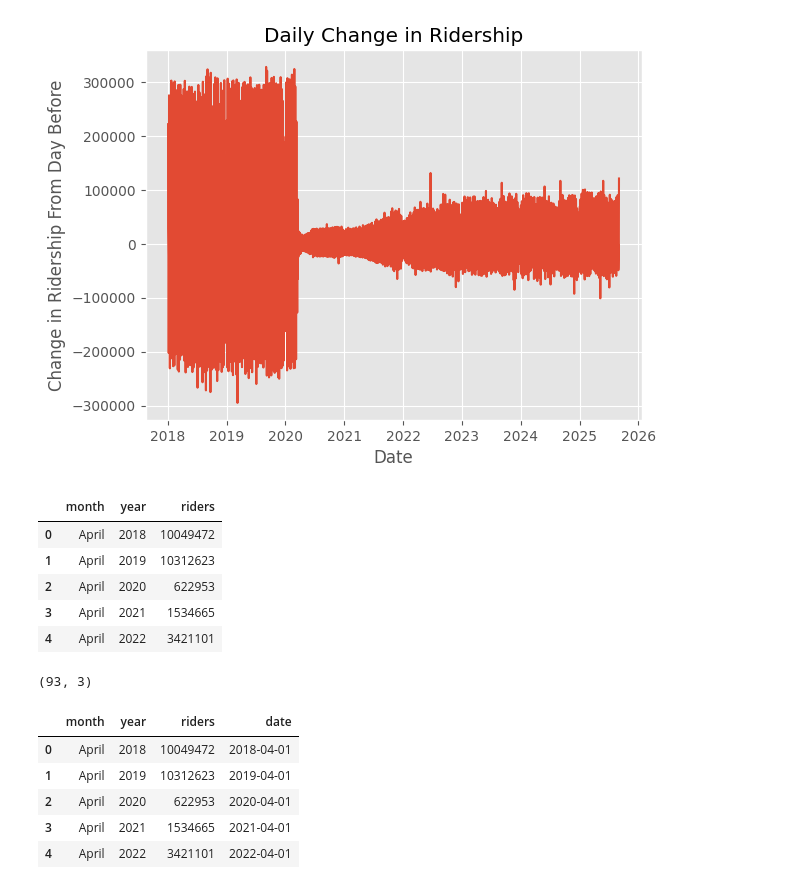
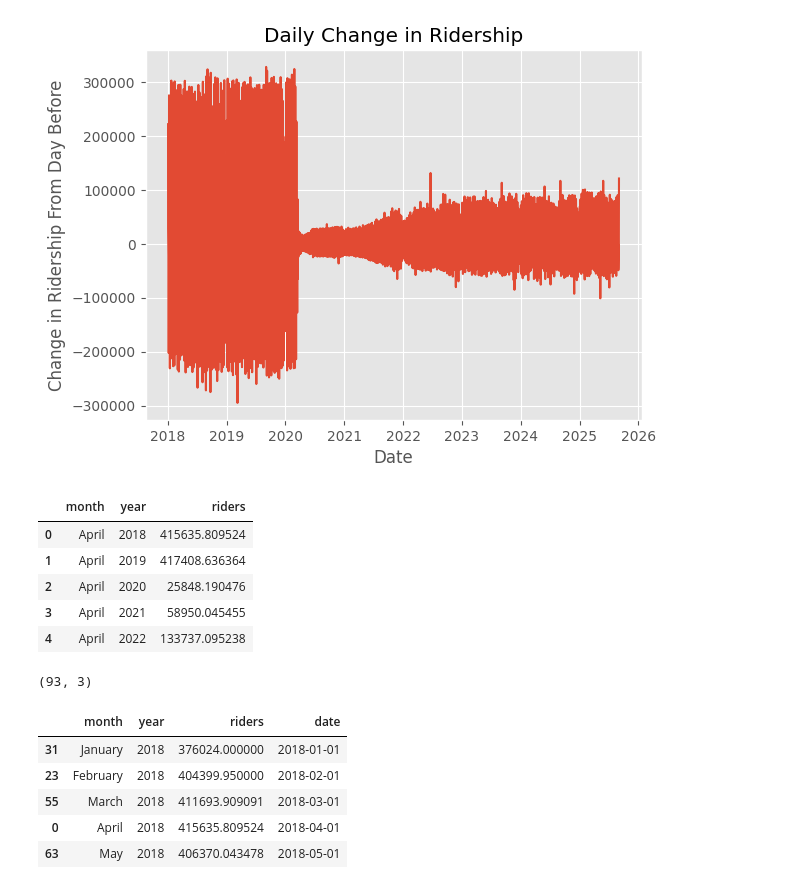
Before and after one commit to Hackquantumcpp/bart_ridership_analysis, a Jupyter notebook: 01-analysis.ipynb, the cells around one changed output. Drawn from its saved outputs; the diff is of its cells as text; code cells hidden in the pictures.

```diff
--- a/01-analysis.ipynb
+++ b/01-analysis.ipynb
@@ -596,5 +600,6 @@ Where we use SARIMA and potentially other methods to project future ridership tr
 # %%
 daily_riders_full['month'] = daily_riders_full['date'].dt.month_name()
 daily_riders_full['year'] = daily_riders_full['date'].map(lambda x: x.year)
+daily_riders_full['day_of_wk'] = daily_riders_full['date'].dt.day_name()
 daily_riders_full.head()
 # %% [output]
@@ -626,28 +642,29 @@ plt.title('Daily Change in Ridership');
 # %% [output]
 [figure]
 # %%
-## Monthly change
-monthly_riders_full = daily_riders_full.groupby(['month', 'year']).agg({'riders': 'sum'}).reset_index()
+## Monthly ridership & change
+monthly_riders_full = daily_riders_full[~daily_riders_full['day_of_wk'].isin(['Sunday', 'Saturday'])].groupby(['month', 'year']).agg({'riders': 'mean'}).reset_index()
 monthly_riders_full.head()
 # %% [output]
 |  | month | year | riders |
-| 0 | April | 2018 | 10049472 |
-| 1 | April | 2019 | 10312623 |
-| 2 | April | 2020 | 622953 |
-| 3 | April | 2021 | 1534665 |
-| 4 | April | 2022 | 3421101 |
+| 0 | April | 2018 | 415635.809524 |
+| 1 | April | 2019 | 417408.636364 |
+| 2 | April | 2020 | 25848.190476 |
+| 3 | April | 2021 | 58950.045455 |
+| 4 | April | 2022 | 133737.095238 |
 # %%
 monthly_riders_full.shape
 # %% [output]
 (93, 3)
 # %%
 monthly_riders_full['date'] = pd.to_datetime(monthly_riders_full["month"] + " " + monthly_riders_full["year"].astype(str))
+monthly_riders_full = monthly_riders_full.sort_values(by=['date'])
 monthly_riders_full.head()
 # %% [output]
 |  | month | year | riders | date |
-| 0 | April | 2018 | 10049472 | 2018-04-01 |
-| 1 | April | 2019 | 10312623 | 2019-04-01 |
-| 2 | April | 2020 | 622953 | 2020-04-01 |
-| 3 | April | 2021 | 1534665 | 2021-04-01 |
-| 4 | April | 2022 | 3421101 | 2022-04-01 |
+| 31 | January | 2018 | 376024.000000 | 2018-01-01 |
+| 23 | February | 2018 | 404399.950000 | 2018-02-01 |
+| 55 | March | 2018 | 411693.909091 | 2018-03-01 |
+| 0 | April | 2018 | 415635.809524 | 2018-04-01 |
+| 63 | May | 2018 | 406370.043478 | 2018-05-01 |
 # %%
```
Also changed, not shown: parts of 21 cells of this notebook.
